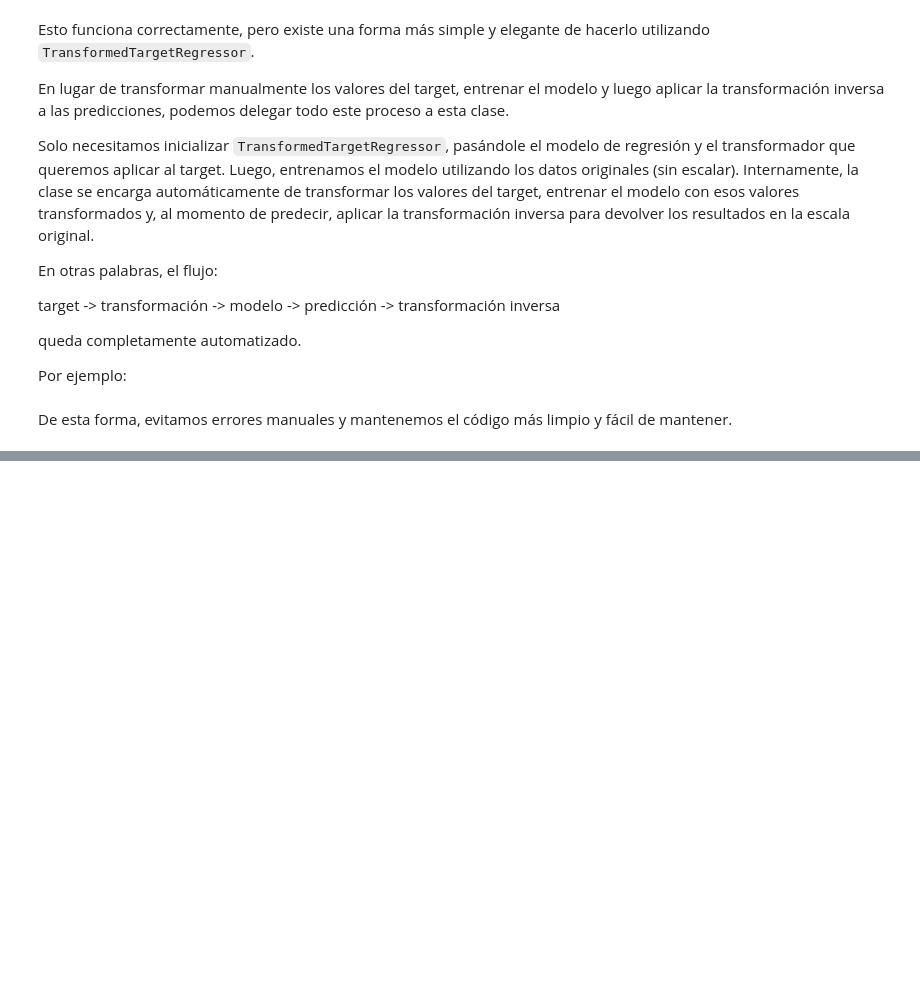
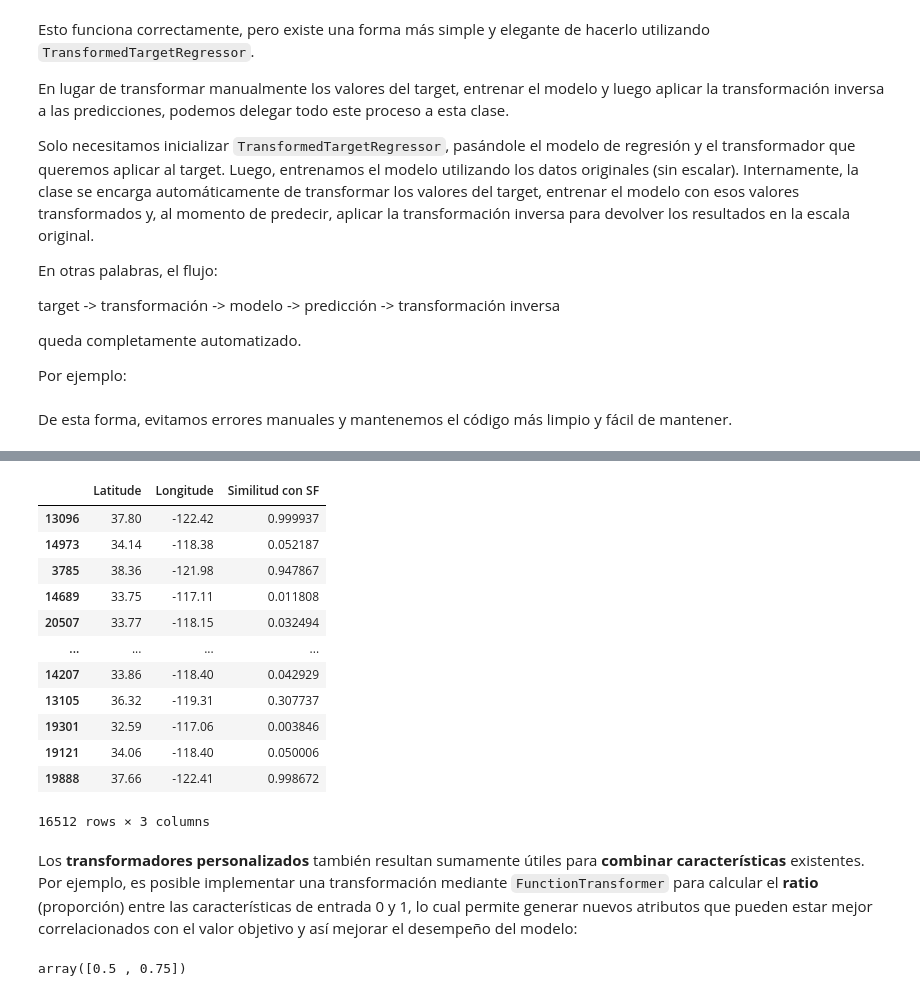
Before and after one commit to titooDiaz/Machine-Learning, a Jupyter notebook: HOML/Chapter 2/notebook.ipynb, the cells around one changed output, grey strips where cells are left out. Cells and saved outputs as stored; diff of their text form; code cells hidden in the pictures; blank space fills up the shorter version.

Commit message:
function transformer

```diff
--- a/HOML/Chapter 2/notebook.ipynb
+++ b/HOML/Chapter 2/notebook.ipynb
@@ -1100,0 +1179,30 @@ De esta forma, evitamos errores manuales y mantenemos el código más limpio y f
+# %%
+sf_coords = 37.7749, -122.4194
+sf_transformer = FunctionTransformer(rbf_kernel, kw_args=dict(Y=[sf_coords], gamma=0.1))
+df_simil = sf_transformer.fit_transform(housing[["latitude", "longitude"]])
+pd.DataFrame({
+    "Latitude": housing["latitude"],
+    "Longitude": housing["longitude"],
+    "Similitud con SF": df_simil.flatten()
+})
+# %% [output]
+|  | Latitude | Longitude | Similitud con SF |
+| 13096 | 37.80 | -122.42 | 0.999937 |
+| 14973 | 34.14 | -118.38 | 0.052187 |
+| 3785 | 38.36 | -121.98 | 0.947867 |
+| 14689 | 33.75 | -117.11 | 0.011808 |
+| 20507 | 33.77 | -118.15 | 0.032494 |
+| ... | ... | ... | ... |
+| 14207 | 33.86 | -118.40 | 0.042929 |
+| 13105 | 36.32 | -119.31 | 0.307737 |
+| 19301 | 32.59 | -117.06 | 0.003846 |
+| 19121 | 34.06 | -118.40 | 0.050006 |
+| 19888 | 37.66 | -122.41 | 0.998672 |
+16512 rows × 3 columns
+# %% [markdown]
+Los **transformadores personalizados** también resultan sumamente útiles para **combinar características** existentes. Por ejemplo, es posible implementar una transformación mediante `FunctionTransformer` para calcular el **ratio** (proporción) entre las características de entrada 0 y 1, lo cual permite generar nuevos atributos que pueden estar mejor correlacionados con el valor objetivo y así mejorar el desempeño del modelo:
+# %%
+ratio_transformer = FunctionTransformer(lambda X: X[:, 0] / X[:, 1])
+ratio_transformer.transform(np.array(([1.,2.], [3.,4.])))
+# %% [output]
+array([0.5 , 0.75])
```
Also changed, not shown: parts of 13 cells of this notebook, 1 other file.
